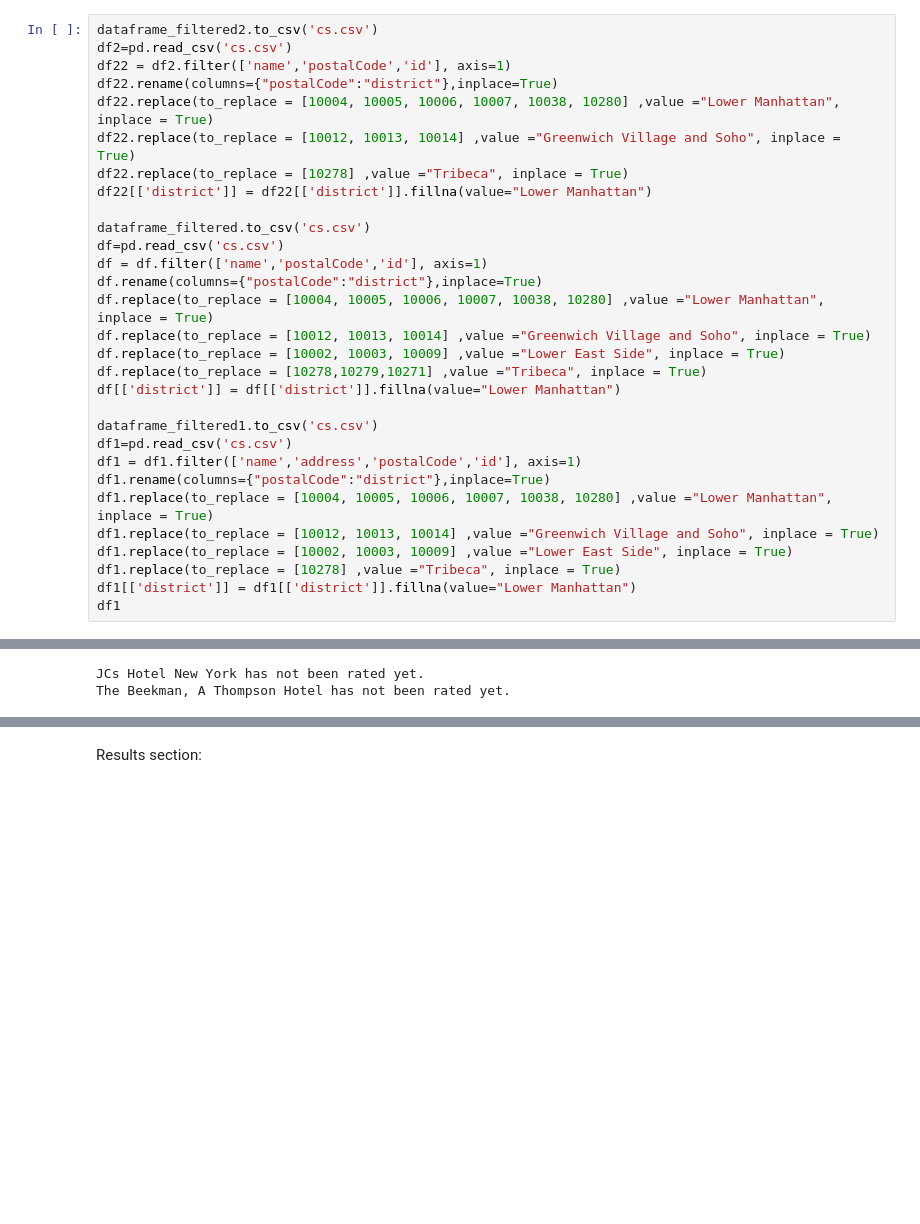
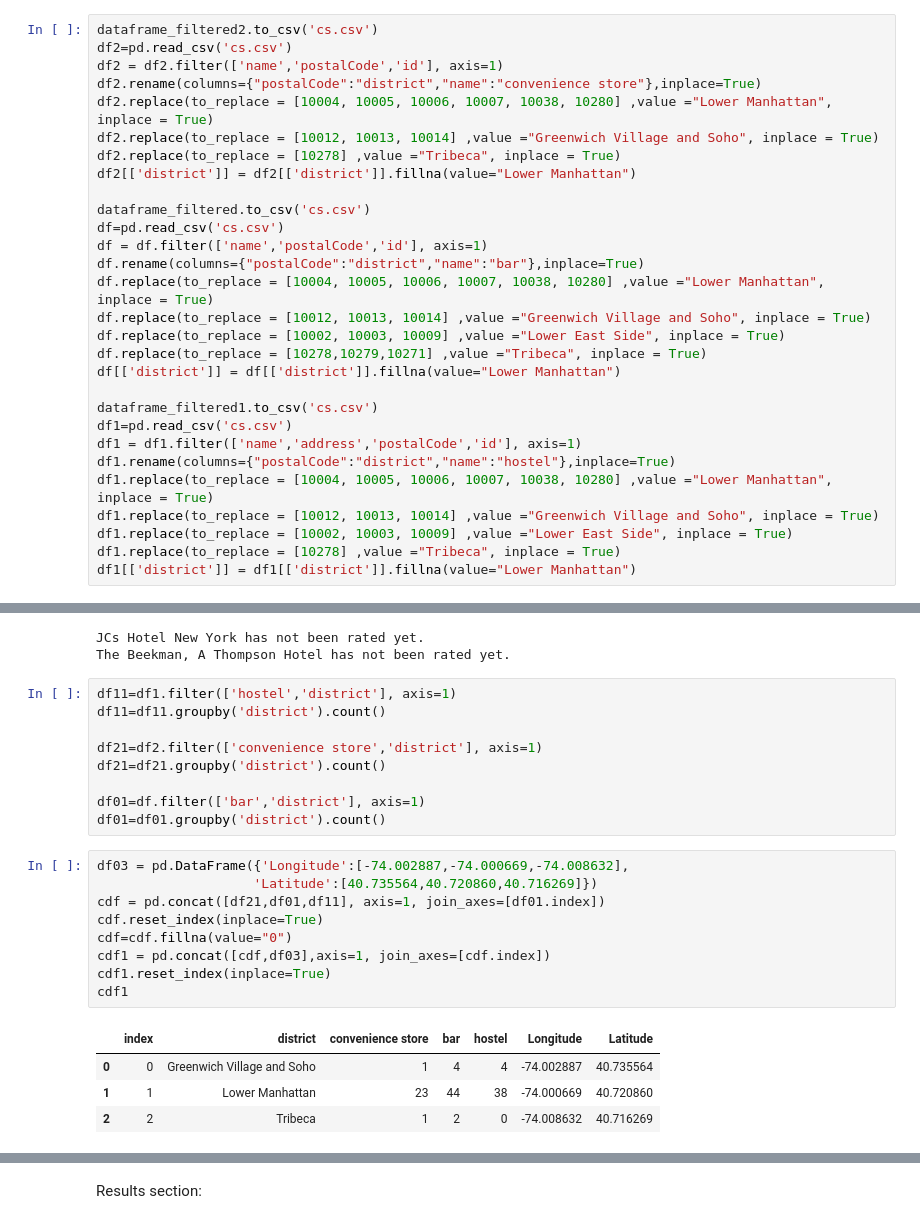
Before and after one commit to johnsccl123/IBM-Watson-Notebook, a Jupyter notebook: Business Project.ipynb, the cells around one changed output, grey strips where cells are left out. Drawn from its saved outputs; the diff is of its cells as text; blank space fills up the shorter version.

```diff
--- a/Business Project.ipynb
+++ b/Business Project.ipynb
@@ -215,17 +235,17 @@ Inwood and Washington Heights	10031, 10032, 10033, 10034, 10040
 # %%
 dataframe_filtered2.to_csv('cs.csv')
 df2=pd.read_csv('cs.csv')
-df22 = df2.filter(['name','postalCode','id'], axis=1)
-df22.rename(columns={"postalCode":"district"},inplace=True)
-df22.replace(to_replace = [10004, 10005, 10006, 10007, 10038, 10280] ,value ="Lower Manhattan", inplace = True)
-df22.replace(to_replace = [10012, 10013, 10014] ,value ="Greenwich Village and Soho", inplace = True)
-df22.replace(to_replace = [10278] ,value ="Tribeca", inplace = True)
-df22[['district']] = df22[['district']].fillna(value="Lower Manhattan")
+df2 = df2.filter(['name','postalCode','id'], axis=1)
+df2.rename(columns={"postalCode":"district","name":"convenience store"},inplace=True)
+df2.replace(to_replace = [10004, 10005, 10006, 10007, 10038, 10280] ,value ="Lower Manhattan", inplace = True)
+df2.replace(to_replace = [10012, 10013, 10014] ,value ="Greenwich Village and Soho", inplace = True)
+df2.replace(to_replace = [10278] ,value ="Tribeca", inplace = True)
+df2[['district']] = df2[['district']].fillna(value="Lower Manhattan")
 
 dataframe_filtered.to_csv('cs.csv')
 df=pd.read_csv('cs.csv')
 df = df.filter(['name','postalCode','id'], axis=1)
-df.rename(columns={"postalCode":"district"},inplace=True)
+df.rename(columns={"postalCode":"district","name":"bar"},inplace=True)
 df.replace(to_replace = [10004, 10005, 10006, 10007, 10038, 10280] ,value ="Lower Manhattan", inplace = True)
 df.replace(to_replace = [10012, 10013, 10014] ,value ="Greenwich Village and Soho", inplace = True)
 df.replace(to_replace = [10002, 10003, 10009] ,value ="Lower East Side", inplace = True)
@@ -235,10 +255,9 @@ df[['district']] = df[['district']].fillna(value="Lower Manhattan")
 dataframe_filtered1.to_csv('cs.csv')
 df1=pd.read_csv('cs.csv')
 df1 = df1.filter(['name','address','postalCode','id'], axis=1)
-df1.rename(columns={"postalCode":"district"},inplace=True)
+df1.rename(columns={"postalCode":"district","name":"hostel"},inplace=True)
 df1.replace(to_replace = [10004, 10005, 10006, 10007, 10038, 10280] ,value ="Lower Manhattan", inplace = True)
 df1.replace(to_replace = [10012, 10013, 10014] ,value ="Greenwich Village and Soho", inplace = True)
 df1.replace(to_replace = [10002, 10003, 10009] ,value ="Lower East Side", inplace = True)
 df1.replace(to_replace = [10278] ,value ="Tribeca", inplace = True)
 df1[['district']] = df1[['district']].fillna(value="Lower Manhattan")
-df1
@@ -453,3 +479,26 @@ except:
 # %% [output]
 JCs Hotel New York has not been rated yet.
 The Beekman, A Thompson Hotel has not been rated yet.
+# %%
+df11=df1.filter(['hostel','district'], axis=1)
+df11=df11.groupby('district').count()
+
+df21=df2.filter(['convenience store','district'], axis=1)
+df21=df21.groupby('district').count()
+
+df01=df.filter(['bar','district'], axis=1)
+df01=df01.groupby('district').count()
+# %%
+df03 = pd.DataFrame({'Longitude':[-74.002887,-74.000669,-74.008632],
+                    'Latitude':[40.735564,40.720860,40.716269]})
+cdf = pd.concat([df21,df01,df11], axis=1, join_axes=[df01.index])
+cdf.reset_index(inplace=True)
+cdf=cdf.fillna(value="0")
+cdf1 = pd.concat([cdf,df03],axis=1, join_axes=[cdf.index])
+cdf1.reset_index(inplace=True)
+cdf1
+# %% [output]
+|  | index | district | convenience store | bar | hostel | Longitude | Latitude |
+| 0 | 0 | Greenwich Village and Soho | 1 | 4 | 4 | -74.002887 | 40.735564 |
+| 1 | 1 | Lower Manhattan | 23 | 44 | 38 | -74.000669 | 40.720860 |
+| 2 | 2 | Tribeca | 1 | 2 | 0 | -74.008632 | 40.716269 |
```
Also changed, not shown: parts of 17 cells of this notebook.
